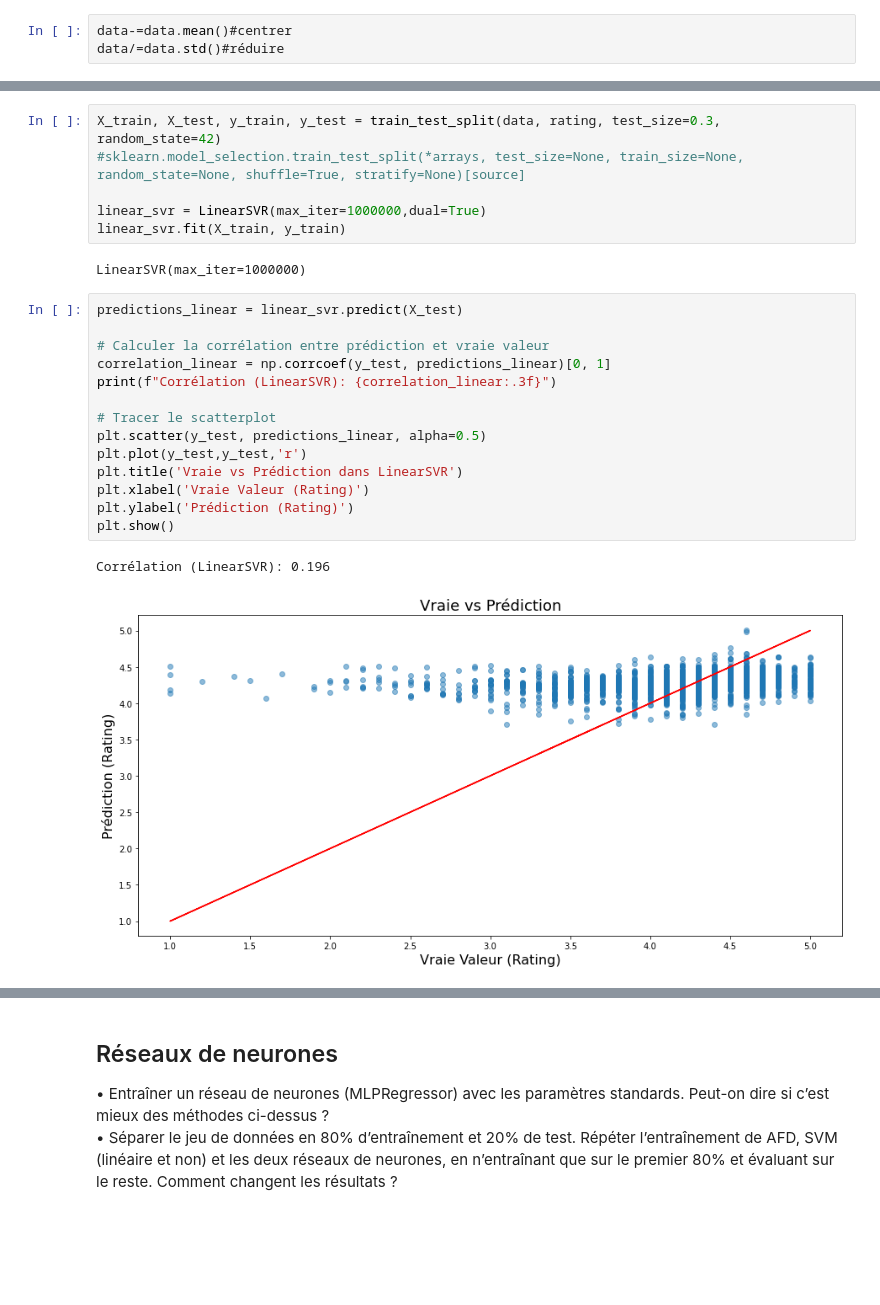
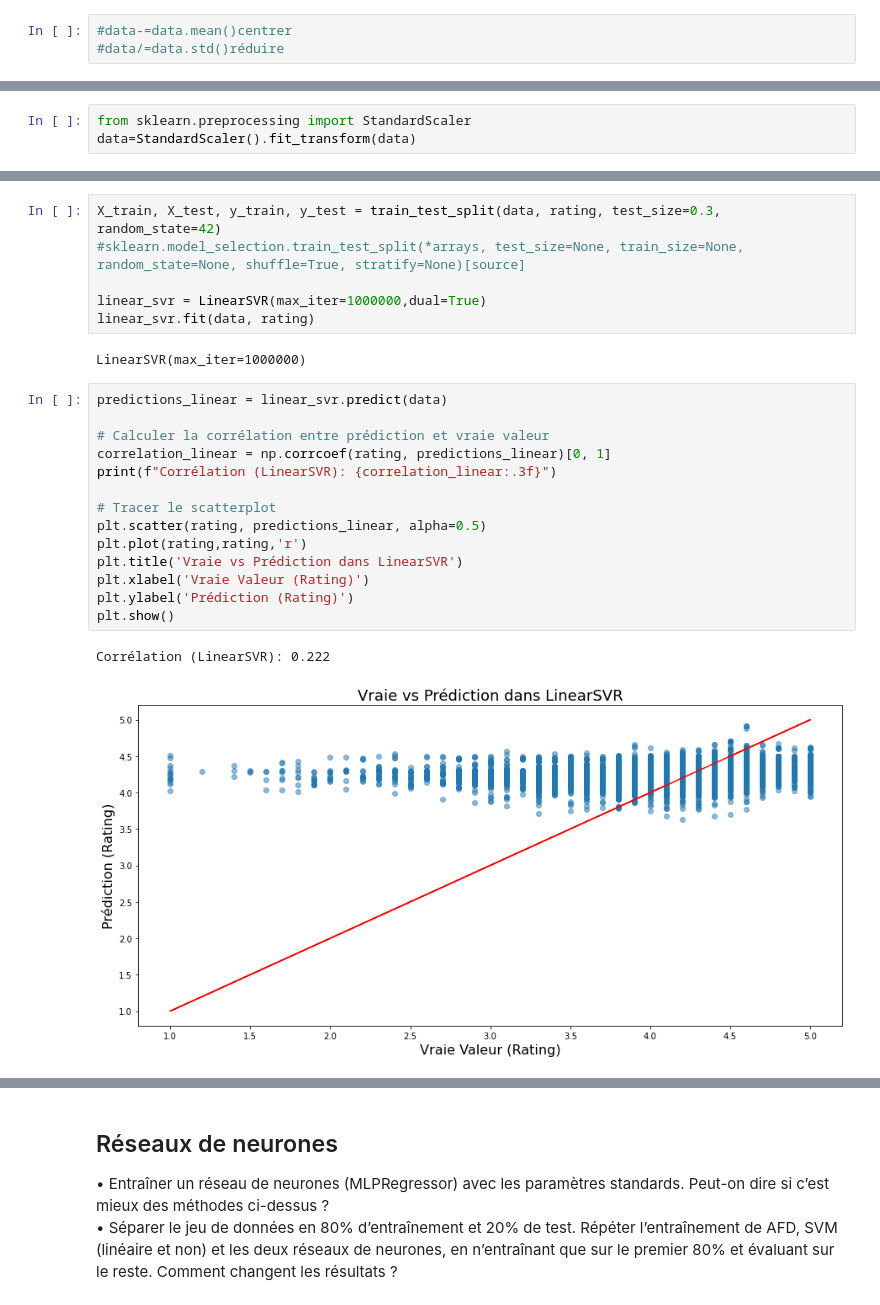
Before and after one commit to thuyen98/google_rating, a Jupyter notebook: projet machine learning.ipynb, the cells around one changed output, grey strips where cells are left out. Saved outputs shown, nothing was run; the diff lists cells and outputs as text; blank space fills up the shorter version.

```diff
--- a/projet machine learning.ipynb
+++ b/projet machine learning.ipynb
@@ -81,3 +75,3 @@ array([4.1, 3.9, 4.7, ..., 4.5, 5. , 4.5])
 # %%
-data-=data.mean()#centrer
-data/=data.std()#réduire
+#data-=data.mean()centrer
+#data/=data.std()réduire
@@ -100,3 +78,6 @@ data
+# %%
+from sklearn.preprocessing import StandardScaler
+data=StandardScaler().fit_transform(data)
 # %%
 acp=PCA()
 acp.fit(data)
@@ -328,26 +223,26 @@ X_train, X_test, y_train, y_test = train_test_split(data, rating, test_size=0.3,
 #sklearn.model_selection.train_test_split(*arrays, test_size=None, train_size=None, random_state=None, shuffle=True, stratify=None)[source]
 
 linear_svr = LinearSVR(max_iter=1000000,dual=True)
-linear_svr.fit(X_train, y_train)
+linear_svr.fit(data, rating)
 # %% [output]
 LinearSVR(max_iter=1000000)
 # %%
-predictions_linear = linear_svr.predict(X_test)
+predictions_linear = linear_svr.predict(data)
 
 # Calculer la corrélation entre prédiction et vraie valeur
-correlation_linear = np.corrcoef(y_test, predictions_linear)[0, 1]
+correlation_linear = np.corrcoef(rating, predictions_linear)[0, 1]
 print(f"Corrélation (LinearSVR): {correlation_linear:.3f}")
 
 # Tracer le scatterplot
-plt.scatter(y_test, predictions_linear, alpha=0.5)
-plt.plot(y_test,y_test,'r')
+plt.scatter(rating, predictions_linear, alpha=0.5)
+plt.plot(rating,rating,'r')
 plt.title('Vraie vs Prédiction dans LinearSVR')
 plt.xlabel('Vraie Valeur (Rating)')
 plt.ylabel('Prédiction (Rating)')
 plt.show()
 # %% [output]
-Corrélation (LinearSVR): 0.196
+Corrélation (LinearSVR): 0.222
-[figure, old version]
+[figure, new version]
 # %%
 from sklearn.svm import SVR
 svm_reg= SVR(kernel='rbf')
```
Also changed, not shown: parts of 26 cells of this notebook.
